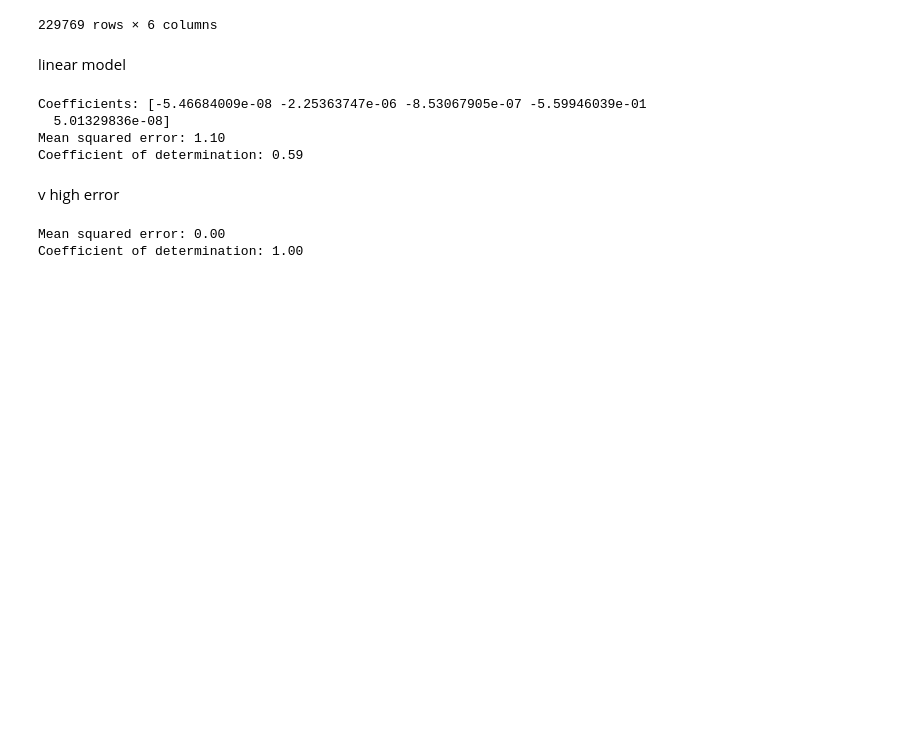
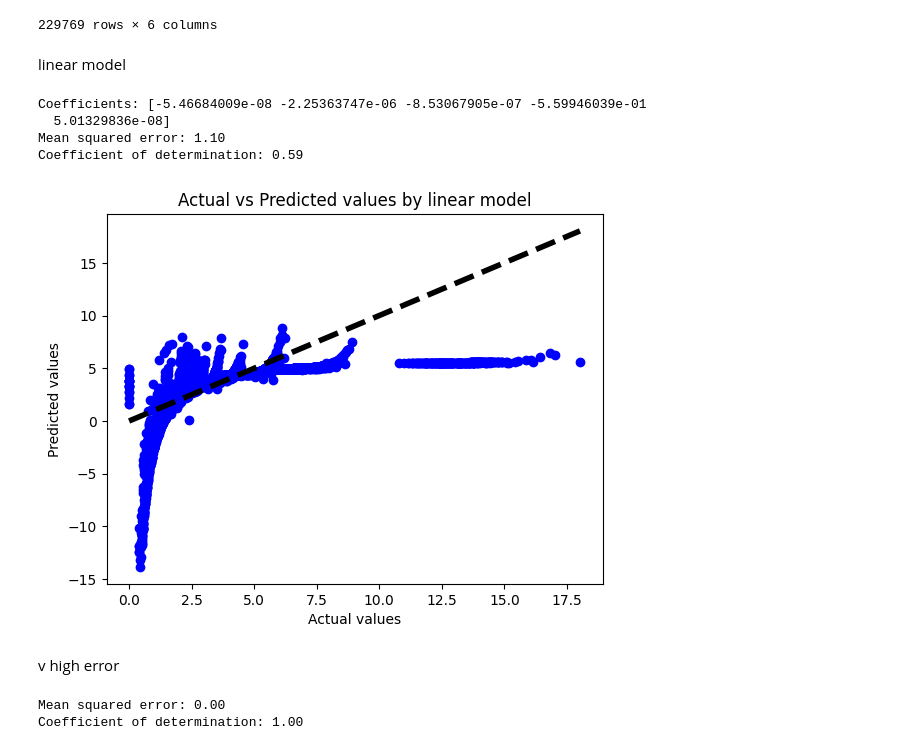
Before and after one commit to MeghaBhambri/youtube_engagement_analysis, a Jupyter notebook: notebooks/feature_analysis_model_creation.ipynb, the cells around one changed output. Cells and saved outputs as stored; diff of their text form; code cells hidden in the pictures; blank space fills up the shorter version.

Commit message:
added graphs

```diff
--- a/notebooks/feature_analysis_model_creation.ipynb
+++ b/notebooks/feature_analysis_model_creation.ipynb
@@ -388,6 +391,17 @@ Coefficients: [-5.46684009e-08 -2.25363747e-06 -8.53067905e-07 -5.59946039e-01
   5.01329836e-08]
 Mean squared error: 1.10
 Coefficient of determination: 0.59
+# %%
+# Plotting the predicted values against the actual values
+plt.scatter(y_test, y_pred, color='blue')
+plt.plot([y_test.min(), y_test.max()], [y_test.min(), y_test.max()], 'k--', lw=4)
+plt.xlabel('Actual values')
+plt.ylabel('Predicted values')
+plt.title('Actual vs Predicted values by linear model')
+plt.savefig("../images/model_linear.png")
+plt.show()
+# %% [output]
+[figure, added]
 # %% [markdown]
 v high error
 # %%
```
Also changed, not shown: parts of 11 cells of this notebook.
